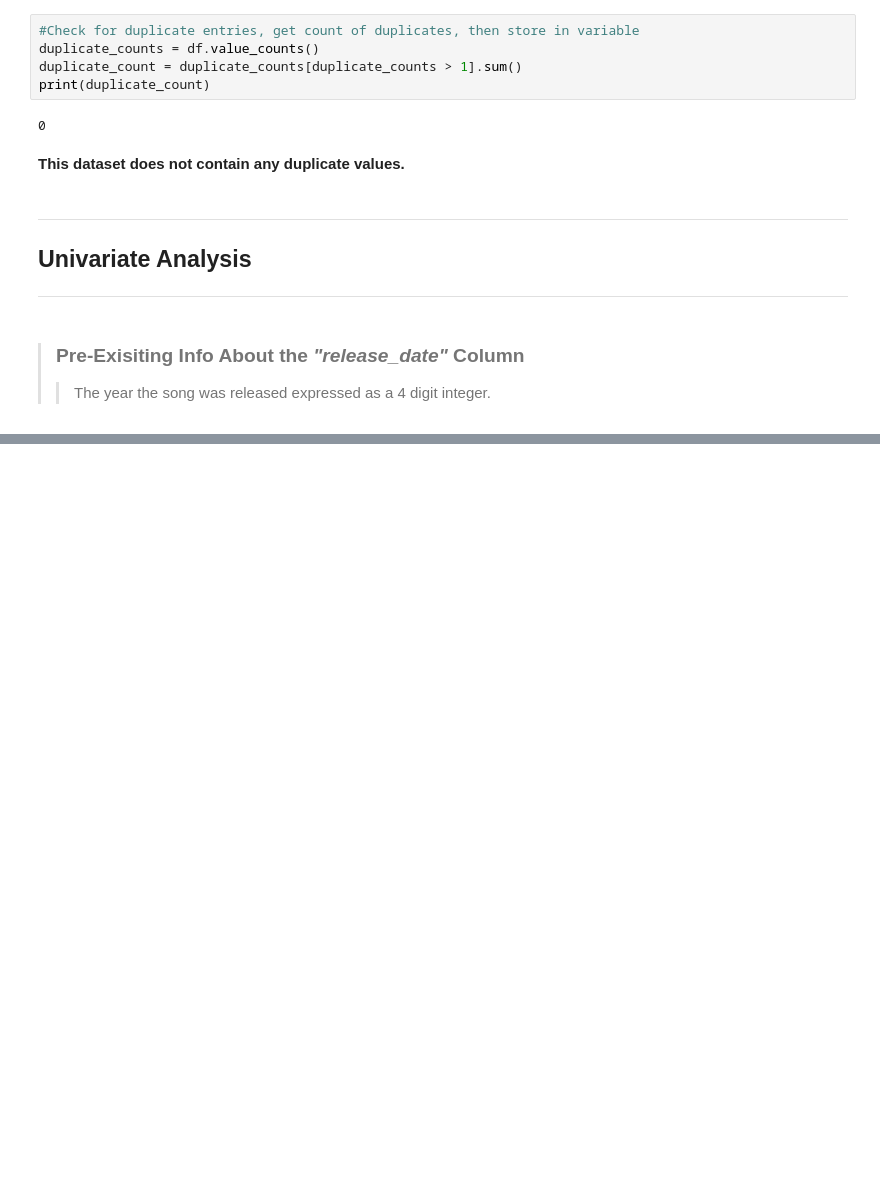
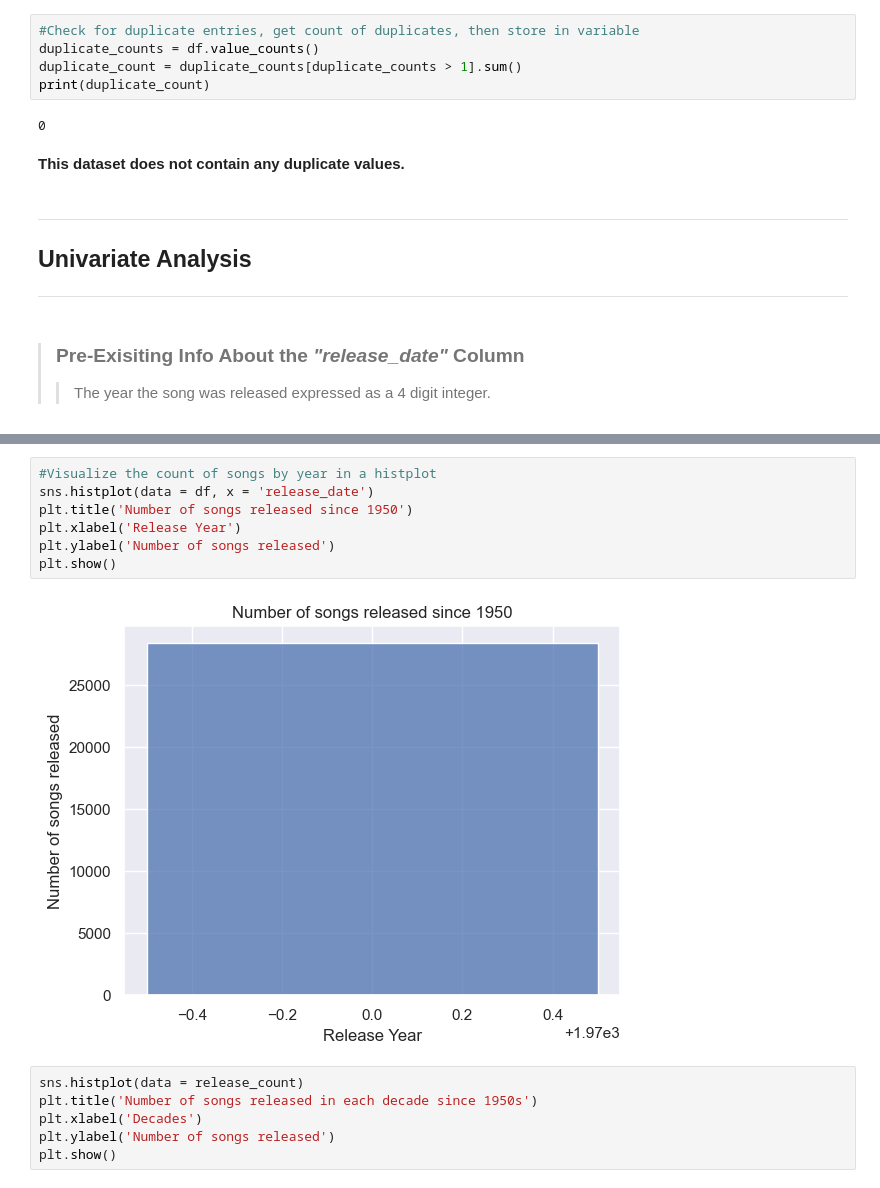
Before and after one commit to thetechleila/Music-Recommendation-Algorithm, a Jupyter notebook: EDA_music.ipynb, the cells around one changed output, grey strips where cells are left out. Drawn from its saved outputs; the diff is of its cells as text; blank space fills up the shorter version.

```diff
--- a/EDA_music.ipynb
+++ b/EDA_music.ipynb
@@ -148,3 +148,18 @@ release_date
 2018    653
 2017    660
 Name: count, Length: 70, dtype: int64
+# %%
+#Visualize the count of songs by year in a histplot
+sns.histplot(data = df, x = 'release_date')
+plt.title('Number of songs released since 1950')
+plt.xlabel('Release Year')
+plt.ylabel('Number of songs released')
+plt.show()
+# %% [output]
+[figure, added]
+# %%
+sns.histplot(data = release_count)
+plt.title('Number of songs released in each decade since 1950s')
+plt.xlabel('Decades')
+plt.ylabel('Number of songs released')
+plt.show()
```
Also changed, not shown: parts of 1 cell of this notebook, 1 other file.
